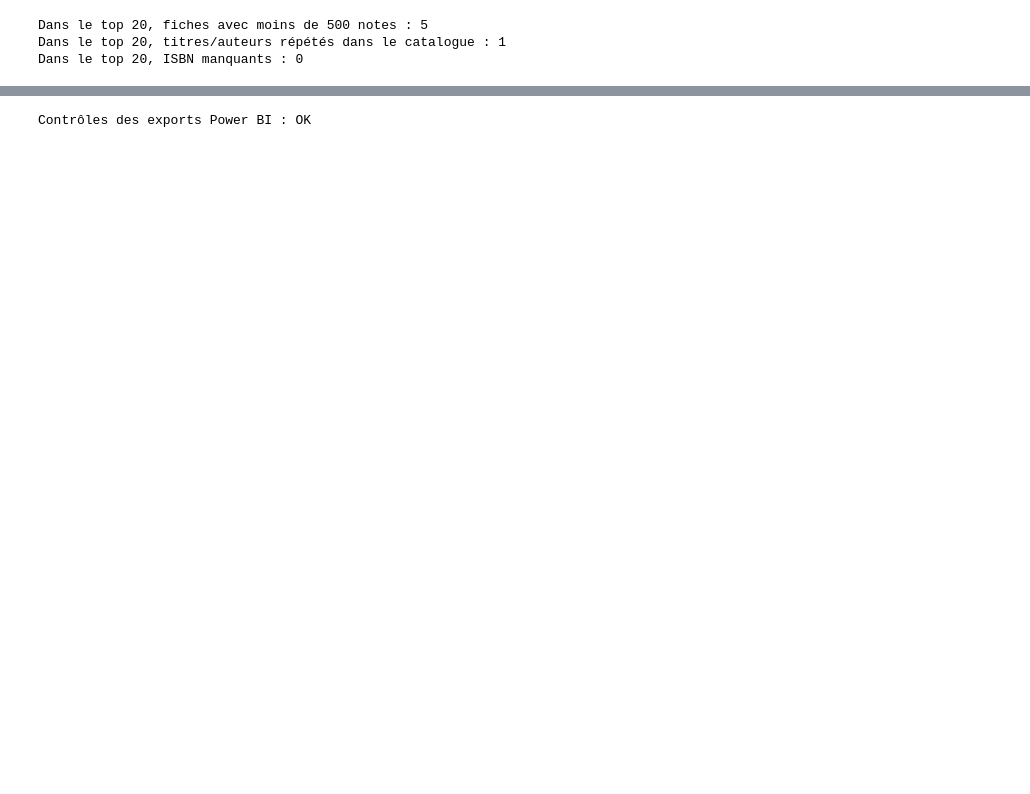
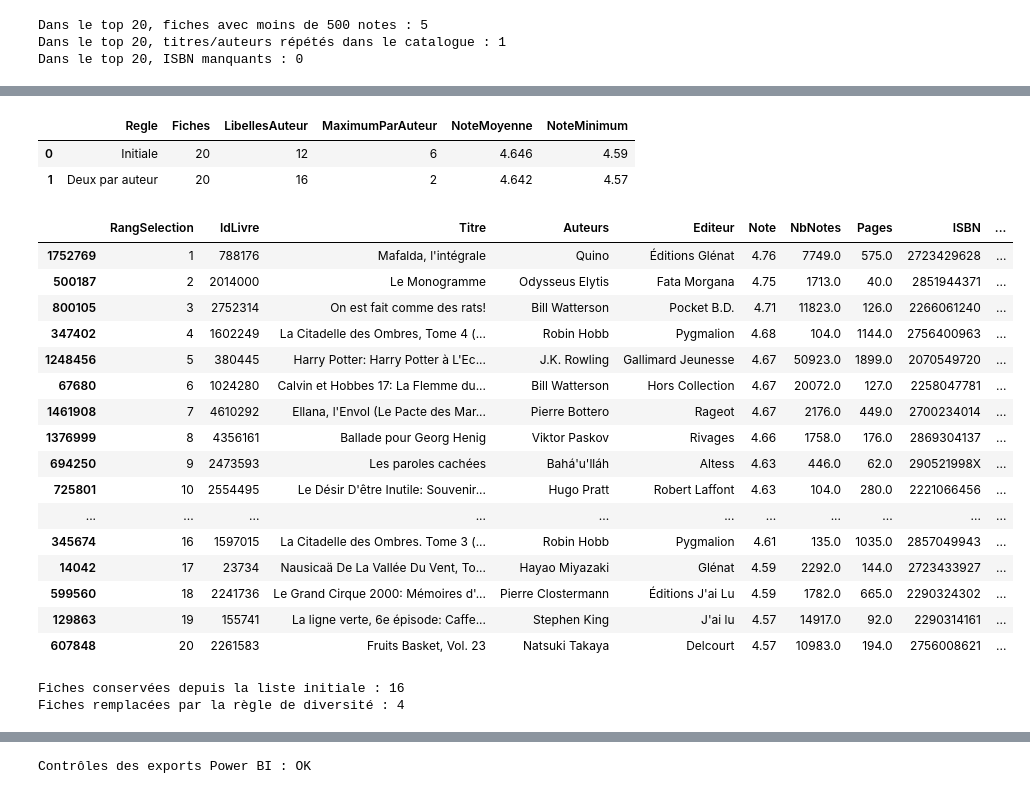
Before and after one commit to juleescourne/goodreads-analytics-etl, a Jupyter notebook: notebooks/03_analyse_approfondie.ipynb, the cells around one changed output, grey strips where cells are left out. Drawn from its saved outputs; the diff is of its cells as text; code cells hidden in the pictures; blank space fills up the shorter version.

Commit message:
Comparer diversité et stabilité des sélections Goodreads, tester les règles et publier les livrables

```diff
--- a/notebooks/03_analyse_approfondie.ipynb
+++ b/notebooks/03_analyse_approfondie.ipynb
@@ -152,13 +155,8 @@ Pour chaque groupe, je garde la fiche candidate au plus grand nombre de notes, p
 
 **Lecture des seuils :** avec une note minimale de 4/5, passer de 100 à 500 notations fait passer les candidats de 3 002 à 2 409. Le choix du seuil compte ; je conserve 100 comme hypothèse de travail, avec cette limite visible.
 # %%
-candidats = francais.loc[francais['Candidat']].copy()
-representants = (candidats.sort_values(['NbNotes', 'IdLivre'], ascending=[False, True])
-                .drop_duplicates('CleTitreAuteur')
-                .sort_values(['Note', 'NbNotes', 'IdLivre'], ascending=[False, False, True])
-                .copy())
-representants['RangSelection'] = np.arange(1, len(representants) + 1)
-selection = representants.head(20).copy()
+candidats, representants, selection_initiale = selectionner(df)
+selection = selection_initiale.copy()
 colonnes_selection = ['RangSelection', 'IdLivre', 'Titre', 'Auteurs', 'Editeur',
                      'Note', 'NbNotes', 'Pages', 'ISBN', 'TitreAuteurRepete']
 print('Fiches candidates :', len(candidats))
@@ -196,0 +201,38 @@ Dans le top 20, ISBN manquants : 0
+# %%
+_, _, selection = selectionner(df, maximum_par_auteur=2)
+comparaison_regles = pd.DataFrame([
+    {'Regle': nom, 'Fiches': len(liste), 'LibellesAuteur': liste['Auteurs'].nunique(),
+     'MaximumParAuteur': liste['Auteurs'].value_counts().max(),
+     'NoteMoyenne': liste['Note'].mean(), 'NoteMinimum': liste['Note'].min()}
+    for nom, liste in [('Initiale', selection_initiale), ('Deux par auteur', selection)]
+])
+display(comparaison_regles.round(3))
+display(selection[colonnes_selection])
+communs_regles = set(selection_initiale['IdLivre']) & set(selection['IdLivre'])
+print('Fiches conservées depuis la liste initiale :', len(communs_regles))
+print('Fiches remplacées par la règle de diversité :', 20 - len(communs_regles))
+assert len(selection) == 20
+assert selection['Auteurs'].value_counts().max() <= 2
+# %% [output]
+|  | Regle | Fiches | LibellesAuteur | MaximumParAuteur | NoteMoyenne | NoteMinimum |
+| 0 | Initiale | 20 | 12 | 6 | 4.646 | 4.59 |
+| 1 | Deux par auteur | 20 | 16 | 2 | 4.642 | 4.57 |
+|  | RangSelection | IdLivre | Titre | Auteurs | Editeur | Note | NbNotes | Pages | ISBN | ... |
+| 1752769 | 1 | 788176 | Mafalda, l'intégrale | Quino | Éditions Glénat | 4.76 | 7749.0 | 575.0 | 2723429628 | ... |
+| 500187 | 2 | 2014000 | Le Monogramme | Odysseus Elytis | Fata Morgana | 4.75 | 1713.0 | 40.0 | 2851944371 | ... |
+| 800105 | 3 | 2752314 | On est fait comme des rats! | Bill Watterson | Pocket B.D. | 4.71 | 11823.0 | 126.0 | 2266061240 | ... |
+| 347402 | 4 | 1602249 | La Citadelle des Ombres, Tome 4 (... | Robin Hobb | Pygmalion | 4.68 | 104.0 | 1144.0 | 2756400963 | ... |
+| 1248456 | 5 | 380445 | Harry Potter: Harry Potter à L'Ec... | J.K. Rowling | Gallimard Jeunesse | 4.67 | 50923.0 | 1899.0 | 2070549720 | ... |
+| 67680 | 6 | 1024280 | Calvin et Hobbes 17: La Flemme du... | Bill Watterson | Hors Collection | 4.67 | 20072.0 | 127.0 | 2258047781 | ... |
+| 1461908 | 7 | 4610292 | Ellana, l'Envol (Le Pacte des Mar... | Pierre Bottero | Rageot | 4.67 | 2176.0 | 449.0 | 2700234014 | ... |
+| 1376999 | 8 | 4356161 | Ballade pour Georg Henig | Viktor Paskov | Rivages | 4.66 | 1758.0 | 176.0 | 2869304137 | ... |
+| 694250 | 9 | 2473593 | Les paroles cachées | Bahá'u'lláh | Altess | 4.63 | 446.0 | 62.0 | 290521998X | ... |
+| 725801 | 10 | 2554495 | Le Désir D'être Inutile: Souvenir... | Hugo Pratt | Robert Laffont | 4.63 | 104.0 | 280.0 | 2221066456 | ... |
+| ... | ... | ... | ... | ... | ... | ... | ... | ... | ... | ... |
+| 345674 | 16 | 1597015 | La Citadelle des Ombres. Tome 3 (... | Robin Hobb | Pygmalion | 4.61 | 135.0 | 1035.0 | 2857049943 | ... |
+| 14042 | 17 | 23734 | Nausicaä De La Vallée Du Vent, To... | Hayao Miyazaki | Glénat | 4.59 | 2292.0 | 144.0 | 2723433927 | ... |
+| 599560 | 18 | 2241736 | Le Grand Cirque 2000: Mémoires d'... | Pierre Clostermann | Éditions J'ai Lu | 4.59 | 1782.0 | 665.0 | 2290324302 | ... |
+| 129863 | 19 | 155741 | La ligne verte, 6e épisode: Caffe... | Stephen King | J'ai lu | 4.57 | 14917.0 | 92.0 | 2290314161 | ... |
+| 607848 | 20 | 2261583 | Fruits Basket, Vol. 23 | Natsuki Takaya | Delcourt | 4.57 | 10983.0 | 194.0 | 2756008621 | ... |
+Fiches conservées depuis la liste initiale : 16
+Fiches remplacées par la règle de diversité : 4
```
Also changed, not shown: parts of 7 cells of this notebook, 36 other files.
